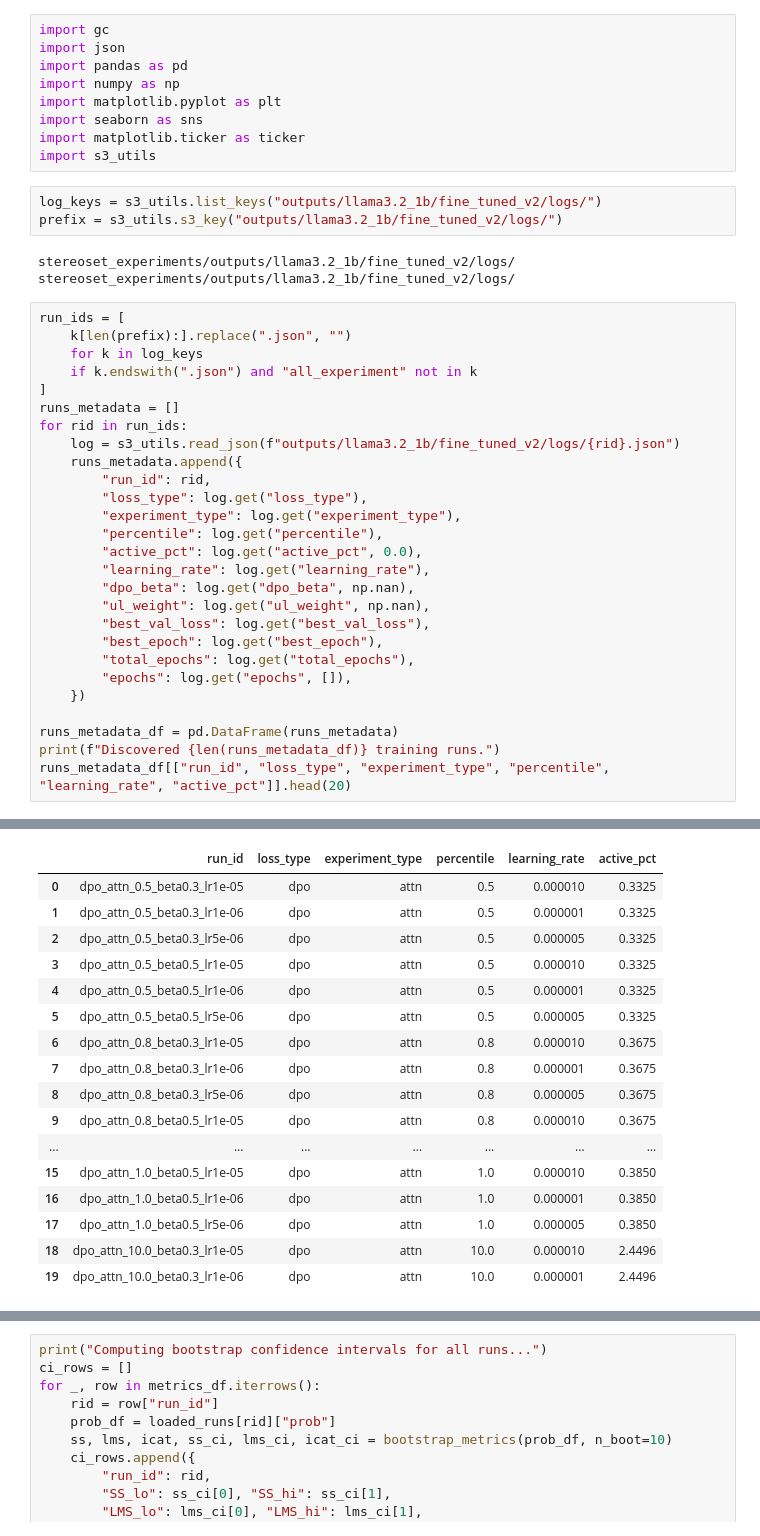
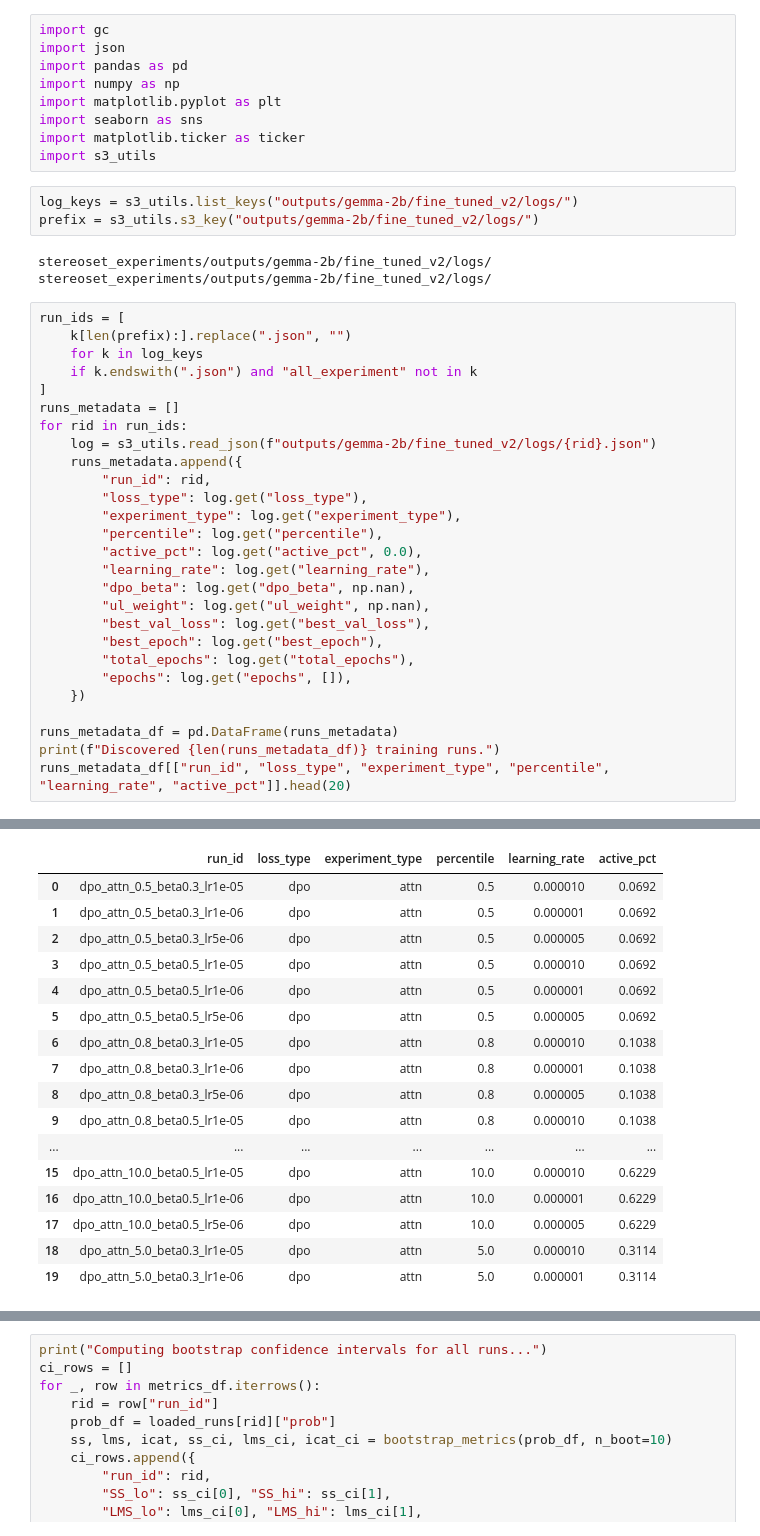
Before and after one commit to MartaSamoilenko/bias-mitigation-interpretability, a Jupyter notebook: experiments/stereoset/fine_tuned_analysis.ipynb, the cells around one changed output, grey strips where cells are left out. Saved outputs shown, nothing was run; the diff lists cells and outputs as text.

```diff
--- a/experiments/stereoset/fine_tuned_analysis.ipynb
+++ b/experiments/stereoset/fine_tuned_analysis.ipynb
@@ -8,11 +8,11 @@ import seaborn as sns
 import matplotlib.ticker as ticker
 import s3_utils
 # %%
-log_keys = s3_utils.list_keys("outputs/llama3.2_1b/fine_tuned_v2/logs/")
-prefix = s3_utils.s3_key("outputs/llama3.2_1b/fine_tuned_v2/logs/")
+log_keys = s3_utils.list_keys("outputs/gemma-2b/fine_tuned_v2/logs/")
+prefix = s3_utils.s3_key("outputs/gemma-2b/fine_tuned_v2/logs/")
 # %% [output]
-stereoset_experiments/outputs/llama3.2_1b/fine_tuned_v2/logs/
-stereoset_experiments/outputs/llama3.2_1b/fine_tuned_v2/logs/
+stereoset_experiments/outputs/gemma-2b/fine_tuned_v2/logs/
+stereoset_experiments/outputs/gemma-2b/fine_tuned_v2/logs/
 # %%
 run_ids = [
     k[len(prefix):].replace(".json", "")
@@ -21,7 +21,7 @@ run_ids = [
 ]
 runs_metadata = []
 for rid in run_ids:
-    log = s3_utils.read_json(f"outputs/llama3.2_1b/fine_tuned_v2/logs/{rid}.json")
+    log = s3_utils.read_json(f"outputs/gemma-2b/fine_tuned_v2/logs/{rid}.json")
     runs_metadata.append({
         "run_id": rid,
         "loss_type": log.get("loss_type"),
@@ -61,20 +61,20 @@ Discovered 120 training runs.
 |  | run_id | loss_type | experiment_type | percentile | learning_rate | active_pct |
-| 0 | dpo_attn_0.5_beta0.3_lr1e-05 | dpo | attn | 0.5 | 0.000010 | 0.3325 |
-| 1 | dpo_attn_0.5_beta0.3_lr1e-06 | dpo | attn | 0.5 | 0.000001 | 0.3325 |
-| 2 | dpo_attn_0.5_beta0.3_lr5e-06 | dpo | attn | 0.5 | 0.000005 | 0.3325 |
-| 3 | dpo_attn_0.5_beta0.5_lr1e-05 | dpo | attn | 0.5 | 0.000010 | 0.3325 |
-| 4 | dpo_attn_0.5_beta0.5_lr1e-06 | dpo | attn | 0.5 | 0.000001 | 0.3325 |
-| 5 | dpo_attn_0.5_beta0.5_lr5e-06 | dpo | attn | 0.5 | 0.000005 | 0.3325 |
-| 6 | dpo_attn_0.8_beta0.3_lr1e-05 | dpo | attn | 0.8 | 0.000010 | 0.3675 |
-| 7 | dpo_attn_0.8_beta0.3_lr1e-06 | dpo | attn | 0.8 | 0.000001 | 0.3675 |
-| 8 | dpo_attn_0.8_beta0.3_lr5e-06 | dpo | attn | 0.8 | 0.000005 | 0.3675 |
-| 9 | dpo_attn_0.8_beta0.5_lr1e-05 | dpo | attn | 0.8 | 0.000010 | 0.3675 |
+| 0 | dpo_attn_0.5_beta0.3_lr1e-05 | dpo | attn | 0.5 | 0.000010 | 0.0692 |
+| 1 | dpo_attn_0.5_beta0.3_lr1e-06 | dpo | attn | 0.5 | 0.000001 | 0.0692 |
+| 2 | dpo_attn_0.5_beta0.3_lr5e-06 | dpo | attn | 0.5 | 0.000005 | 0.0692 |
+| 3 | dpo_attn_0.5_beta0.5_lr1e-05 | dpo | attn | 0.5 | 0.000010 | 0.0692 |
+| 4 | dpo_attn_0.5_beta0.5_lr1e-06 | dpo | attn | 0.5 | 0.000001 | 0.0692 |
+| 5 | dpo_attn_0.5_beta0.5_lr5e-06 | dpo | attn | 0.5 | 0.000005 | 0.0692 |
+| 6 | dpo_attn_0.8_beta0.3_lr1e-05 | dpo | attn | 0.8 | 0.000010 | 0.1038 |
+| 7 | dpo_attn_0.8_beta0.3_lr1e-06 | dpo | attn | 0.8 | 0.000001 | 0.1038 |
+| 8 | dpo_attn_0.8_beta0.3_lr5e-06 | dpo | attn | 0.8 | 0.000005 | 0.1038 |
+| 9 | dpo_attn_0.8_beta0.5_lr1e-05 | dpo | attn | 0.8 | 0.000010 | 0.1038 |
 | ... | ... | ... | ... | ... | ... | ... |
-| 15 | dpo_attn_1.0_beta0.5_lr1e-05 | dpo | attn | 1.0 | 0.000010 | 0.3850 |
-| 16 | dpo_attn_1.0_beta0.5_lr1e-06 | dpo | attn | 1.0 | 0.000001 | 0.3850 |
-| 17 | dpo_attn_1.0_beta0.5_lr5e-06 | dpo | attn | 1.0 | 0.000005 | 0.3850 |
-| 18 | dpo_attn_10.0_beta0.3_lr1e-05 | dpo | attn | 10.0 | 0.000010 | 2.4496 |
-| 19 | dpo_attn_10.0_beta0.3_lr1e-06 | dpo | attn | 10.0 | 0.000001 | 2.4496 |
+| 15 | dpo_attn_10.0_beta0.5_lr1e-05 | dpo | attn | 10.0 | 0.000010 | 0.6229 |
+| 16 | dpo_attn_10.0_beta0.5_lr1e-06 | dpo | attn | 10.0 | 0.000001 | 0.6229 |
+| 17 | dpo_attn_10.0_beta0.5_lr5e-06 | dpo | attn | 10.0 | 0.000005 | 0.6229 |
+| 18 | dpo_attn_5.0_beta0.3_lr1e-05 | dpo | attn | 5.0 | 0.000010 | 0.3114 |
+| 19 | dpo_attn_5.0_beta0.3_lr1e-06 | dpo | attn | 5.0 | 0.000001 | 0.3114 |
 # %%
 def processing(df_accumulated_impact, df_probability_info, fine_tuned=False, margin=0):
     if 'Layer_Accumulated_Prob' in df_accumulated_impact.columns:
```
Also changed, not shown: parts of 4 cells of this notebook, 1 other file.
